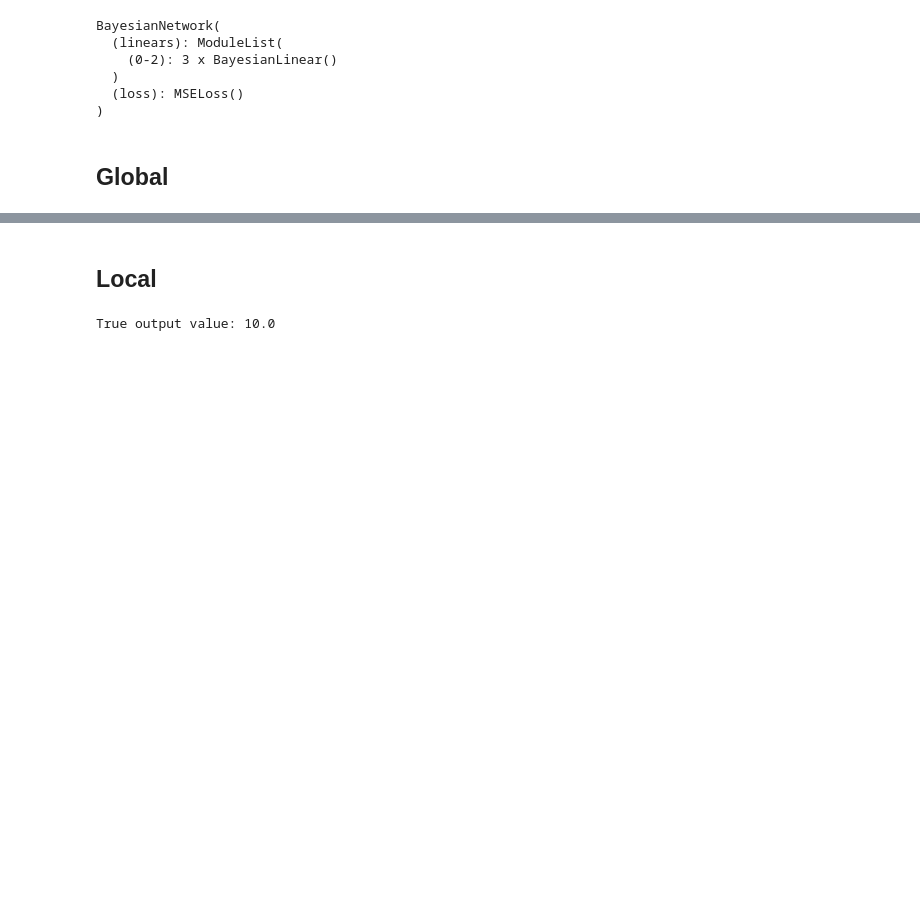
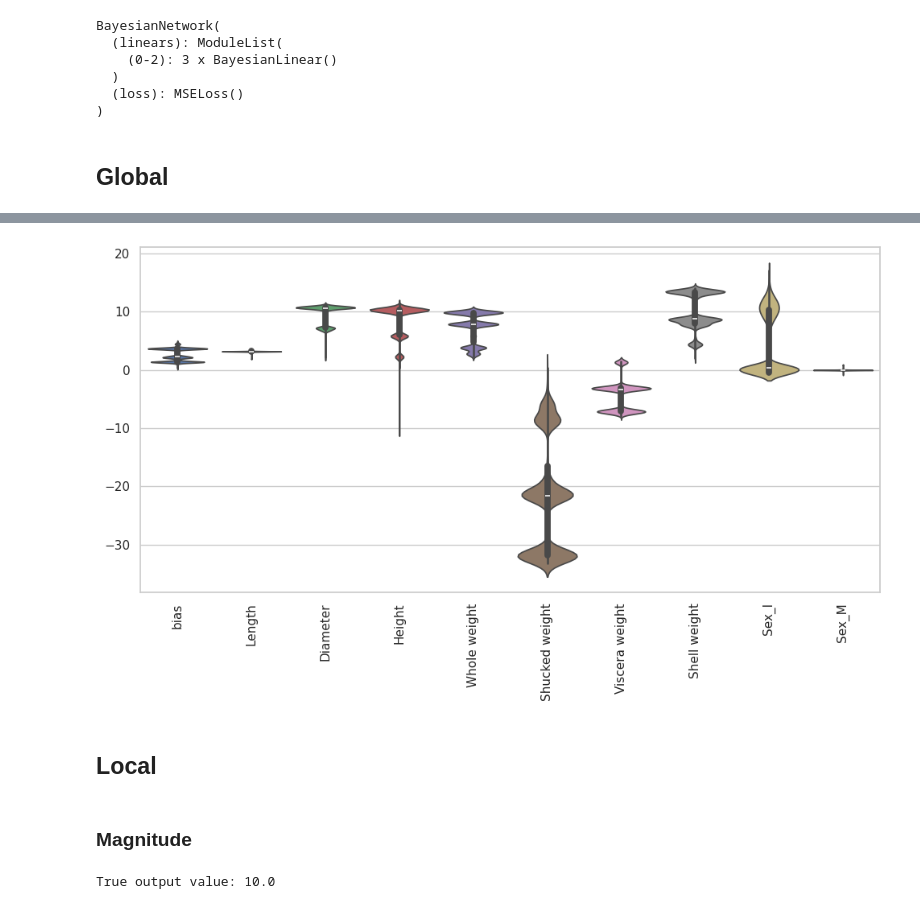
Before and after one commit to eirihoyh/Interpretable-NNs, a Jupyter notebook: additional_experiments/abalone/abalone.ipynb, the cells around one changed output, grey strips where cells are left out. Cells and saved outputs as stored; diff of their text form; code cells hidden in the pictures; blank space fills up the shorter version.

```diff
--- a/additional_experiments/abalone/abalone.ipynb
+++ b/additional_experiments/abalone/abalone.ipynb
@@ -272,3 +278,22 @@ plt.show()
+# %%
+data = torch.tensor(X_train_original,dtype = torch.float32)
+num_samp = 10
+contributions_lin = np.zeros((len(X_train_original), num_samp, p))
+
+for ind, d in enumerate(data):
+    expl, _, _ = pip_func.local_explain_piecewise_linear_act(net, d, n_samples=num_samp, include_potential_contribution=True)
+    contributions_lin[ind] = expl[:,:,0]
+# %%
+df = pd.DataFrame(contributions_lin.reshape(len(X_train_original)*num_samp,-1), columns=variable_names)
+plt.figure(figsize=(10,6))
+sns.set(style="whitegrid")
+sns.violinplot(df)
+plt.xticks(rotation=90)
+plt.tight_layout()
+plt.savefig("imgs/global_explain_abalone_with_potential_contribution.png")
+plt.show()
+# %% [output]
+[figure, added]
 # %%
 # Reset plot settings
 sns.reset_orig()
@@ -276,6 +301,8 @@ plt.clf()
 plt.close()
 # %% [markdown]
 ## Local
+# %% [markdown]
+### Magnitude
 # %%
 i = 106
 explain_this = test_dat[i,:-1].reshape(-1, p)[0]
```
Also changed, not shown: parts of 16 cells of this notebook, 9 other files.
